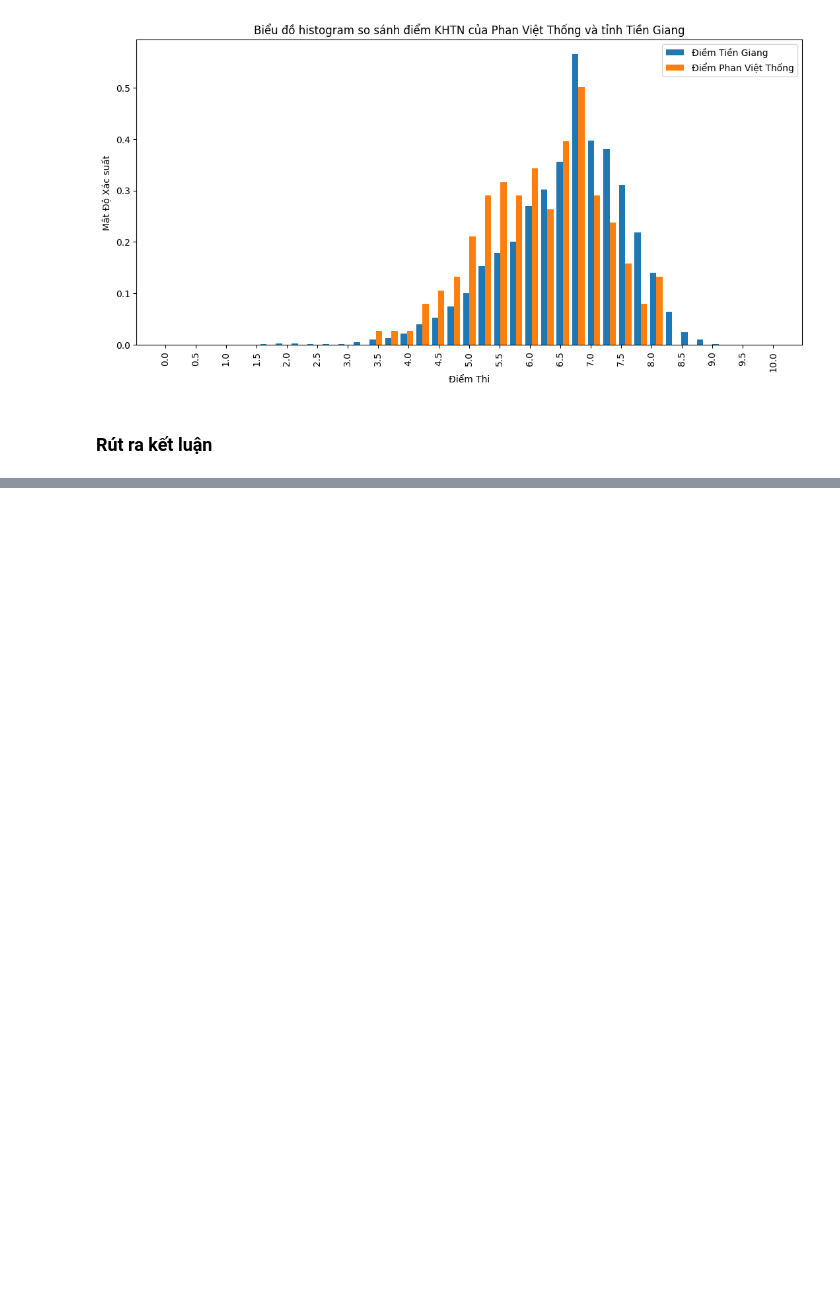
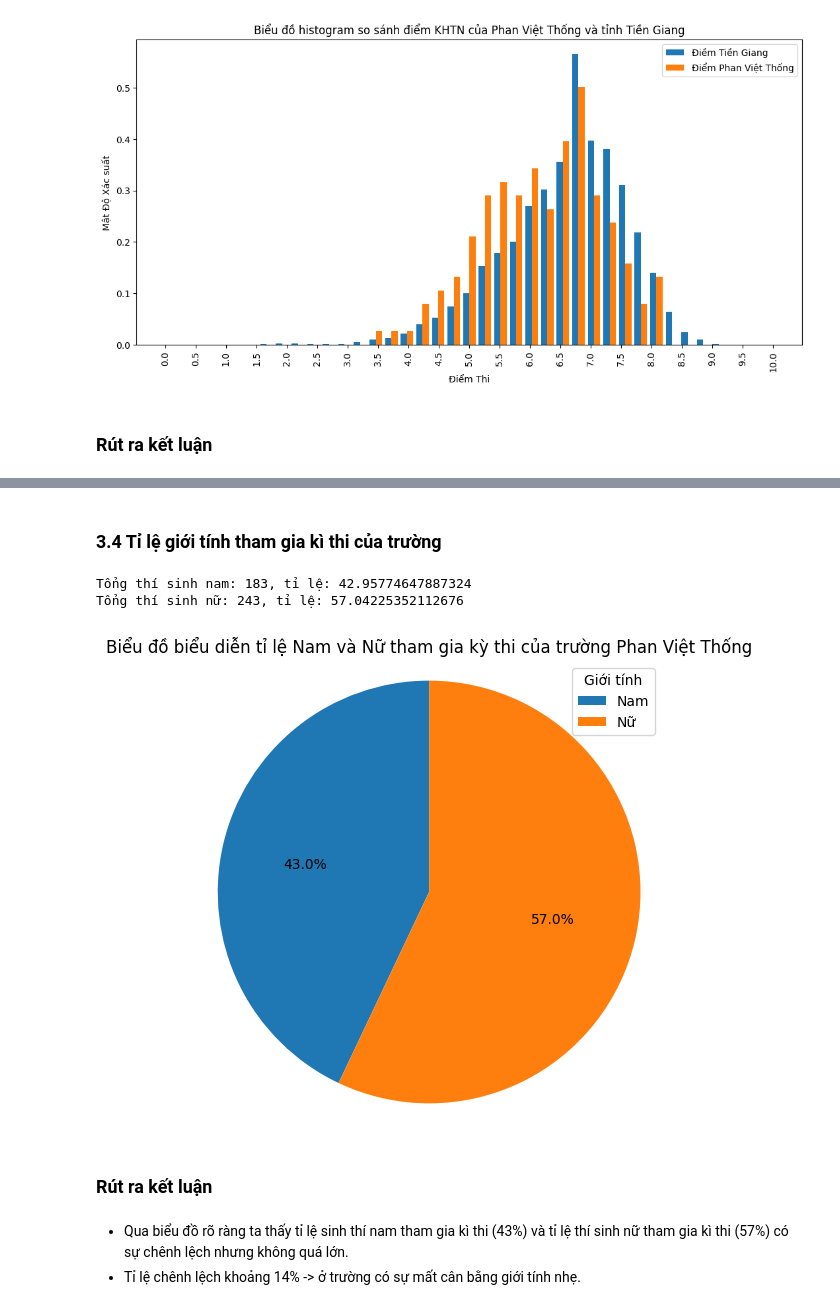
Before and after one commit to nauht1/ScoreAnalysisProject, a Jupyter notebook: Insight.ipynb, the cells around one changed output, grey strips where cells are left out. Saved outputs shown, nothing was run; the diff lists cells and outputs as text; code cells hidden in the pictures; blank space fills up the shorter version.

Commit message:
Bieu do ti le gioi tinh

```diff
--- a/Insight.ipynb
+++ b/Insight.ipynb
@@ -306,0 +307,31 @@ plt.show()
+# %% [markdown]
+### 3.4 Tỉ lệ giới tính tham gia kì thi của trường
+# %%
+count_nam = (diemPVT["Gioi tinh"] == "Nam").sum()
+count_nu = (diemPVT["Gioi tinh"] == "Nữ").sum()
+tong_thi_sinh = count_nam + count_nu
+ti_le_nam = (count_nam / tong_thi_sinh) * 100
+ti_le_nu = (count_nu / tong_thi_sinh) * 100
+print(f"Tổng thí sinh nam: {count_nam}, tỉ lệ: {ti_le_nam}")
+print(f"Tổng thí sinh nữ: {count_nu}, tỉ lệ: {ti_le_nu}")
+# %% [output]
+Tổng thí sinh nam: 183, tỉ lệ: 42.95774647887324
+Tổng thí sinh nữ: 243, tỉ lệ: 57.04225352112676
+# %%
+#Vẽ piechart
+plt.figure(figsize=(6, 6))
+gioi_tinh = ['Nam', 'Nữ']
+ti_le = [ti_le_nam, ti_le_nu]
+
+plt.pie(ti_le, autopct='%1.1f%%', startangle=90)
+plt.title('Biểu đồ biểu diễn tỉ lệ Nam và Nữ tham gia kỳ thi của trường Phan Việt Thống')
+plt.legend(gioi_tinh, title = "Giới tính", loc = "best")
+plt.axis('equal')
+plt.show()
+# %% [output]
+[figure, added]
+# %% [markdown]
+### Rút ra kết luận
+# %% [markdown]
+- Qua biểu đồ rõ ràng ta thấy tỉ lệ sinh thí nam tham gia kì thi (43%) và tỉ lệ thí sinh nữ tham gia kì thi (57%) có sự chênh lệch nhưng không quá lớn.
+- Tỉ lệ chênh lệch khoảng 14% -> ở trường có sự mất cân bằng giới tính nhẹ.
```
Also changed, not shown: parts of 3 cells of this notebook.
